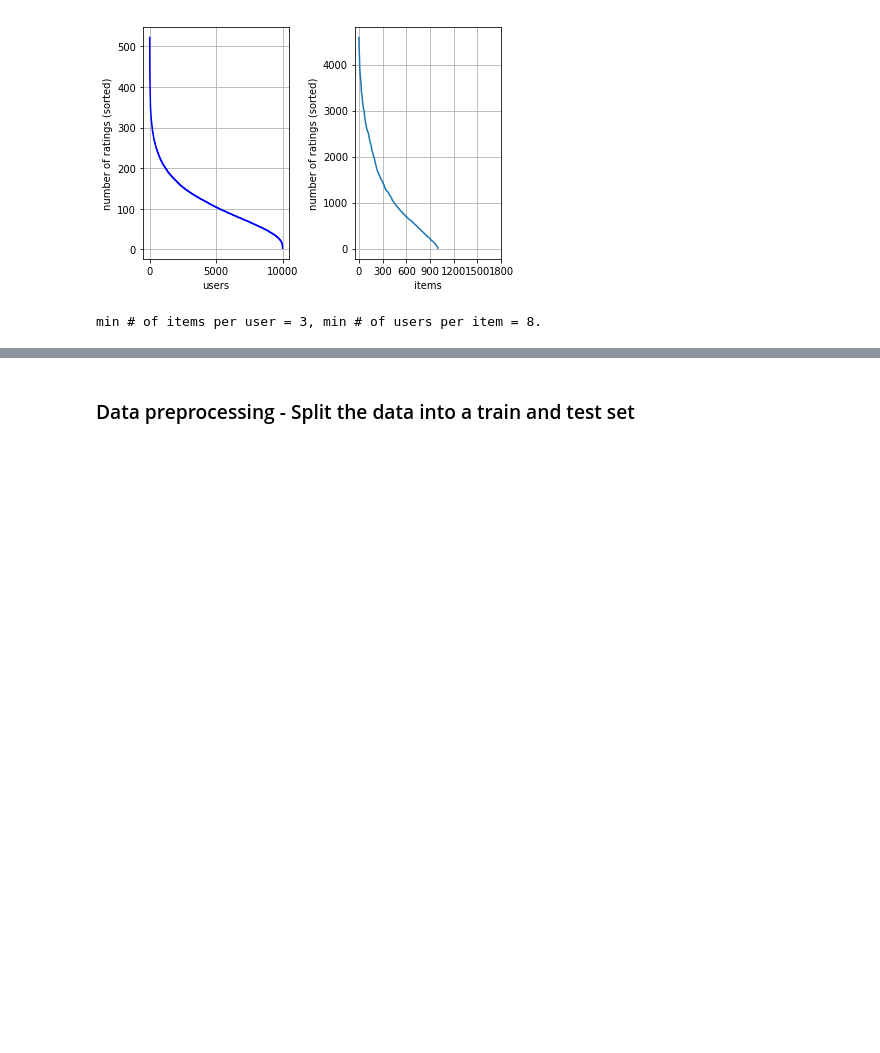
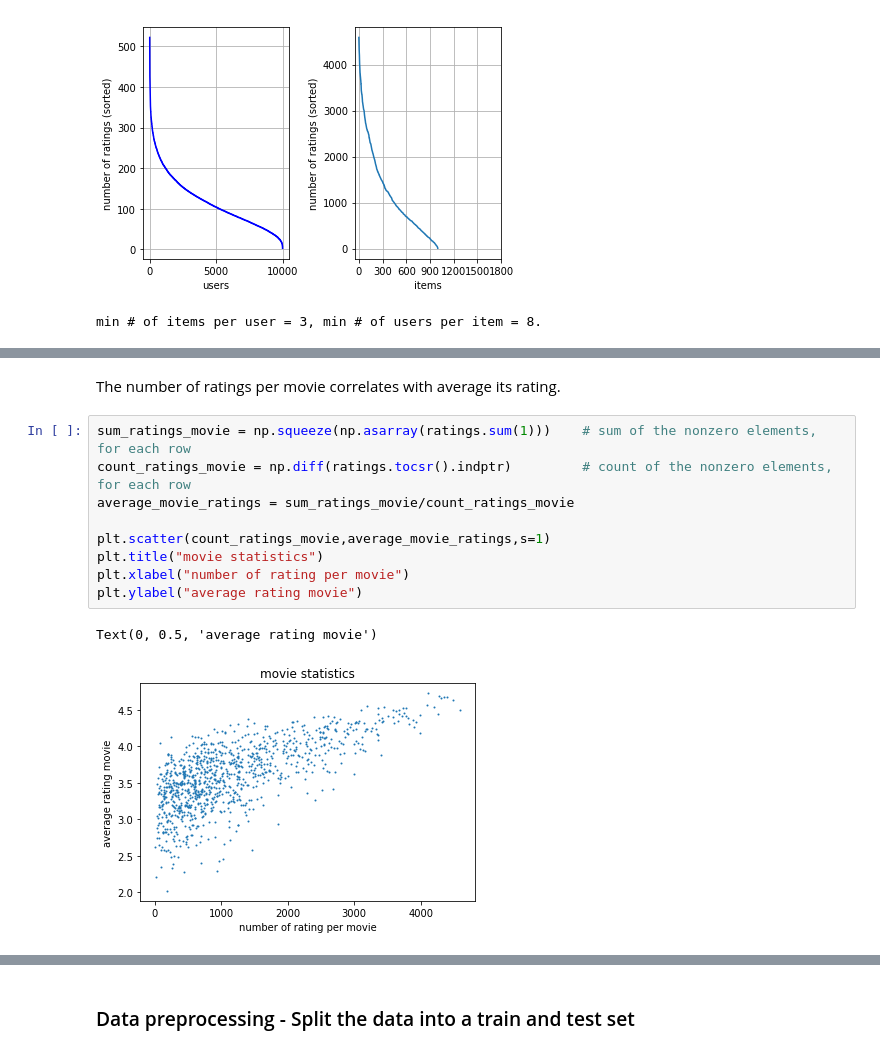
Before and after one commit to Anne-Aimee/recommender_system, a Jupyter notebook: src/main.ipynb, the cells around one changed output, grey strips where cells are left out. Saved outputs shown, nothing was run; the diff lists cells and outputs as text; blank space fills up the shorter version.

```diff
--- a/src/main.ipynb
+++ b/src/main.ipynb
@@ -47,0 +56,14 @@ min # of items per user = 3, min # of users per item = 8.
+# %% [markdown]
+The number of ratings per movie correlates with average its rating.
+# %%
+sum_ratings_movie = np.squeeze(np.asarray(ratings.sum(1)))    # sum of the nonzero elements, for each row
+count_ratings_movie = np.diff(ratings.tocsr().indptr)         # count of the nonzero elements, for each row
+average_movie_ratings = sum_ratings_movie/count_ratings_movie
+
+plt.scatter(count_ratings_movie,average_movie_ratings,s=1)
+plt.title("movie statistics")
+plt.xlabel("number of rating per movie")
+plt.ylabel("average rating movie")
+# %% [output]
+Text(0, 0.5, 'average rating movie')
+[figure, added]
```
Also changed, not shown: parts of 7 cells of this notebook.
